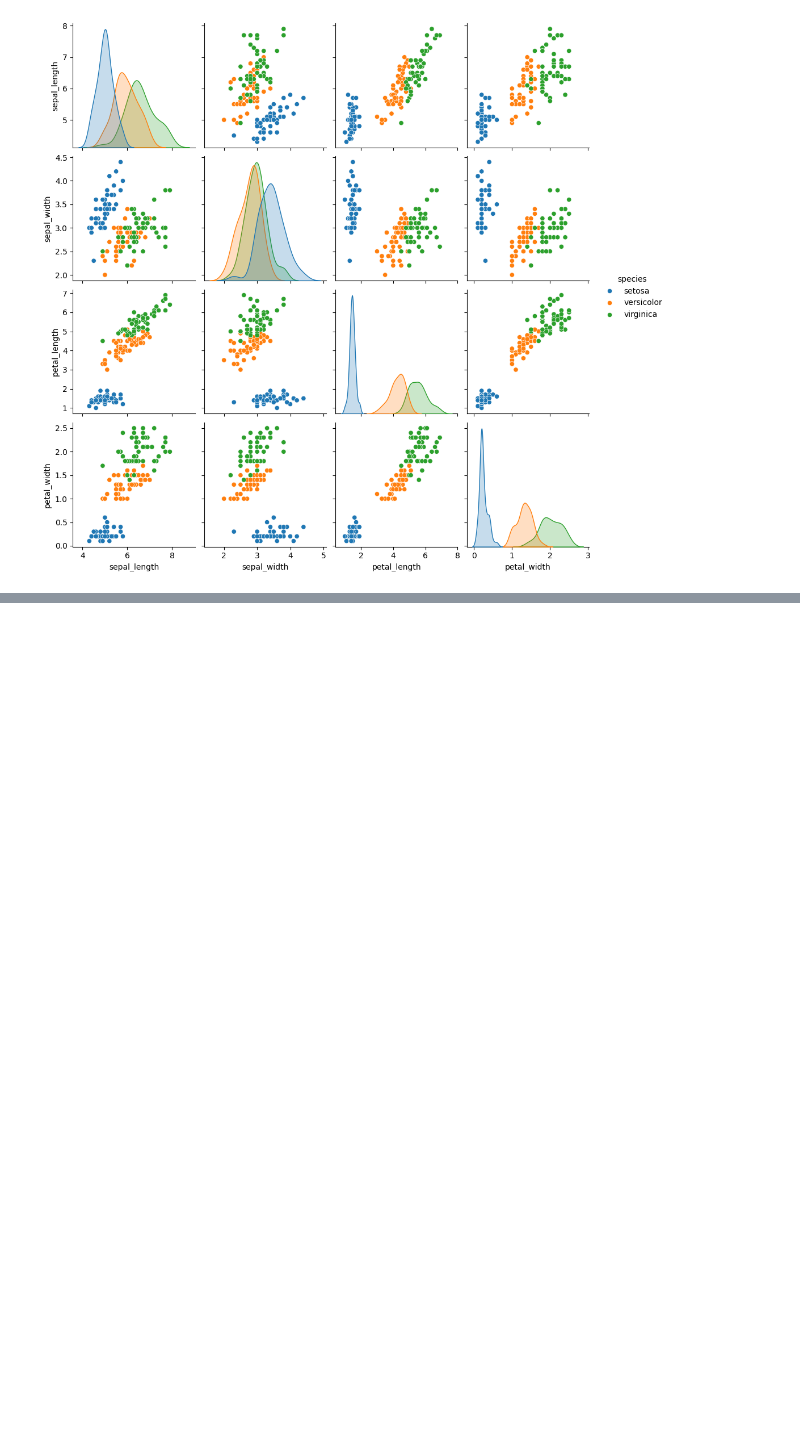
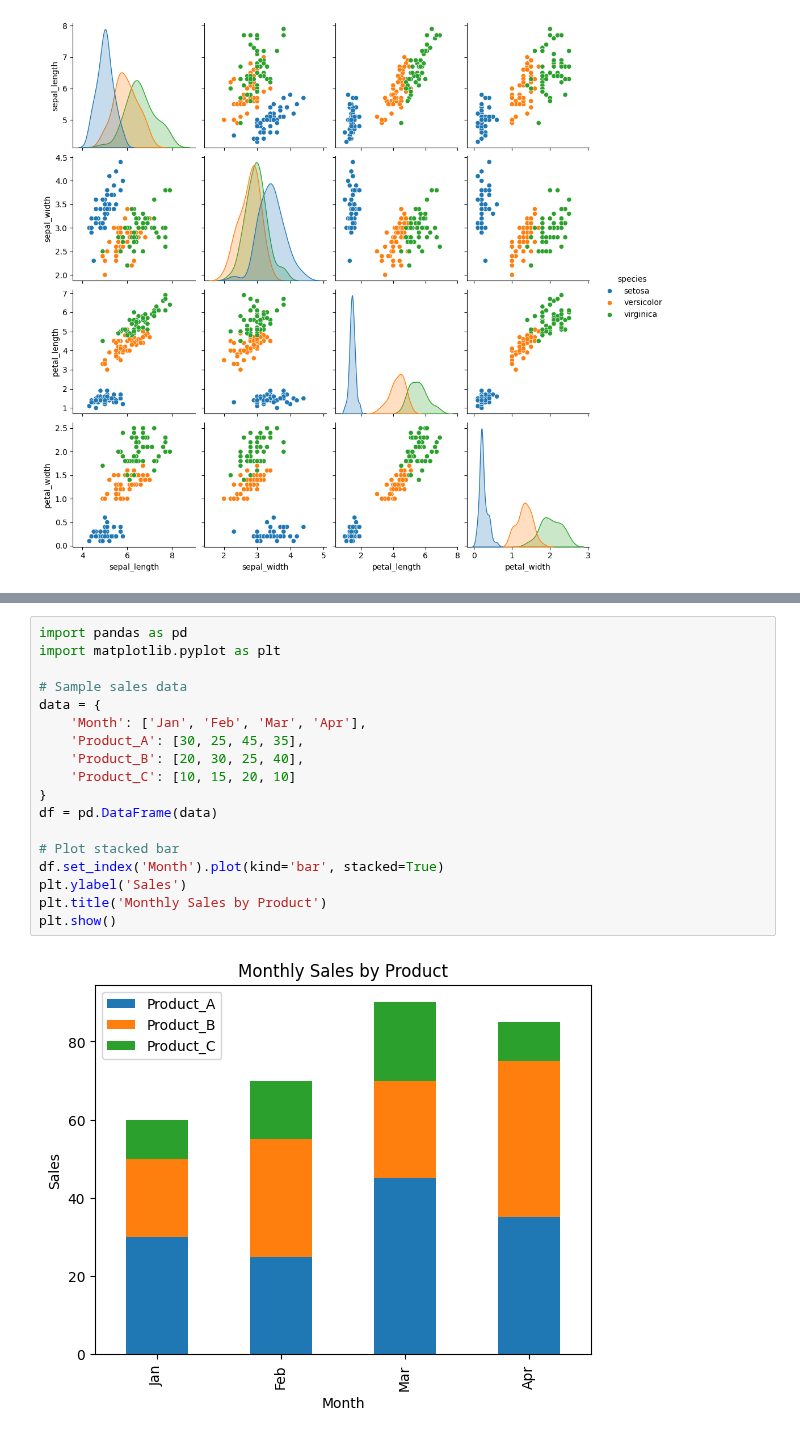
Before and after one commit to prateek14062005/Jack, a Jupyter notebook: AI_prateek_.ipynb, the cells around one changed output, grey strips where cells are left out. Drawn from its saved outputs; the diff is of its cells as text; blank space fills up the shorter version.

```diff
--- a/AI_prateek_.ipynb
+++ b/AI_prateek_.ipynb
@@ -1555,0 +1576,20 @@ sns.pairplot(iris, hue='species')
+# %%
+import pandas as pd
+import matplotlib.pyplot as plt
+
+# Sample sales data
+data = {
+    'Month': ['Jan', 'Feb', 'Mar', 'Apr'],
+    'Product_A': [30, 25, 45, 35],
+    'Product_B': [20, 30, 25, 40],
+    'Product_C': [10, 15, 20, 10]
+}
+df = pd.DataFrame(data)
+
+# Plot stacked bar
+df.set_index('Month').plot(kind='bar', stacked=True)
+plt.ylabel('Sales')
+plt.title('Monthly Sales by Product')
+plt.show()
+# %% [output]
+[figure, added]
```
Also changed, not shown: parts of 8 cells of this notebook.
